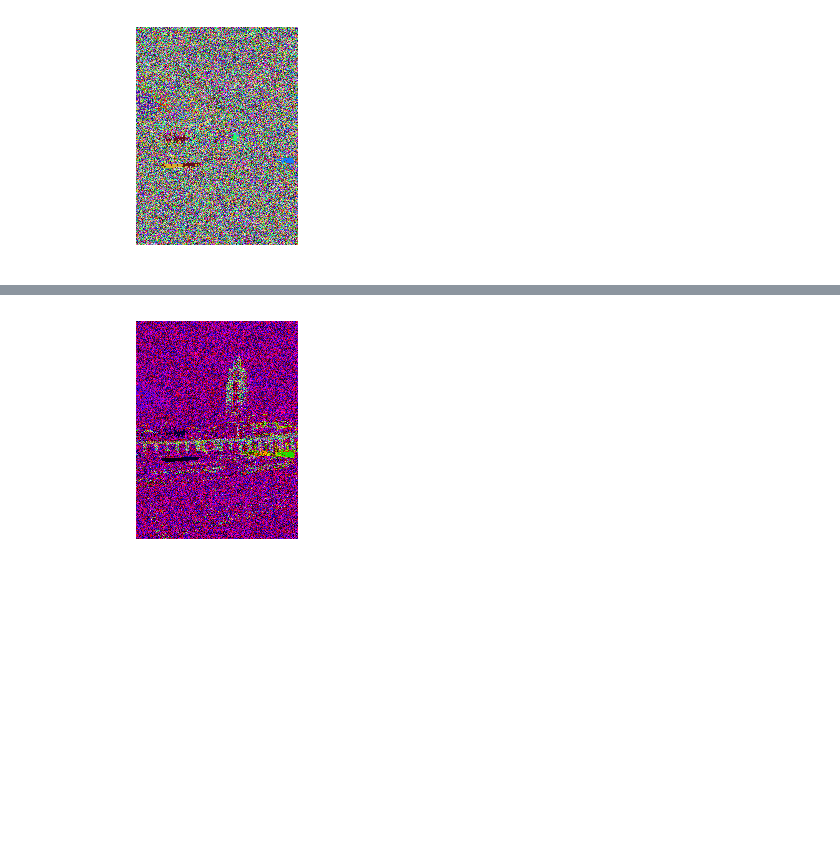
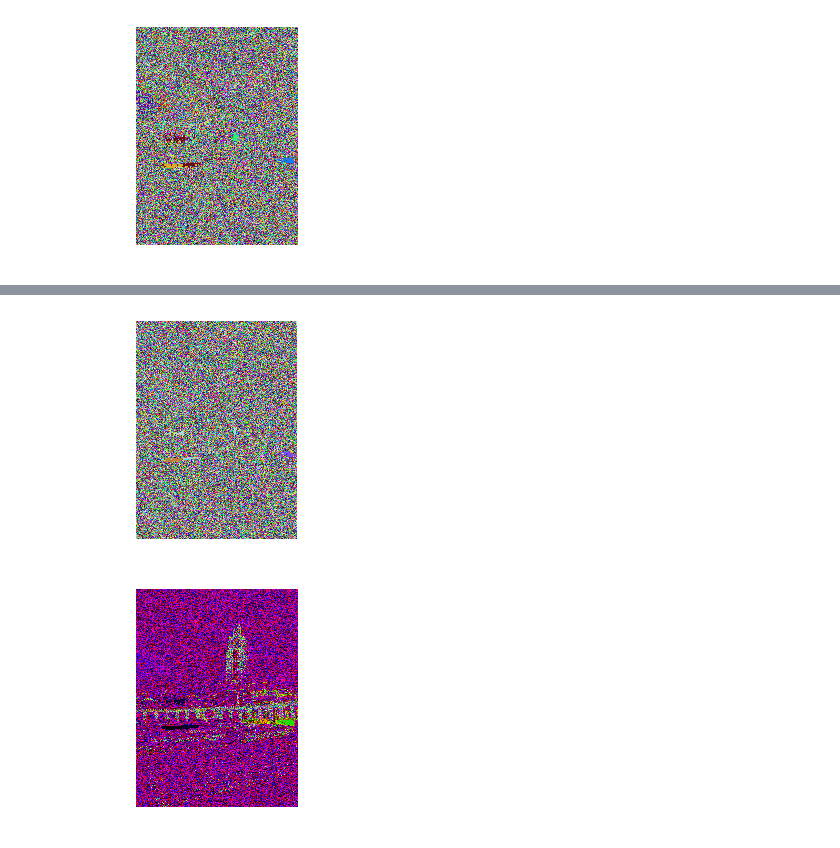
Before and after one commit to abhilash97/Images-and-Networks, a Jupyter notebook: Visualizing Layers and Edges/covNet .ipynb, the cells around one changed output, grey strips where cells are left out. Cells and saved outputs as stored; diff of their text form; code cells hidden in the pictures; blank space fills up the shorter version.

```diff
--- a/Visualizing Layers and Edges/covNet .ipynb
+++ b/Visualizing Layers and Edges/covNet .ipynb
@@ -59,0 +67,7 @@ visualize(model,img)
+# %%
+#details lost in increasing the kernel. Increase kernel to (5,5)
+z = Conv2D(3, kernel_size = (5,5), strides = (1,1))(inputs)
+modelz = Model(inputs=inputs, outputs=z)
+visualize(modelz,img)
+# %% [output]
+[figure, added]
```
Also changed, not shown: parts of 3 cells of this notebook.
